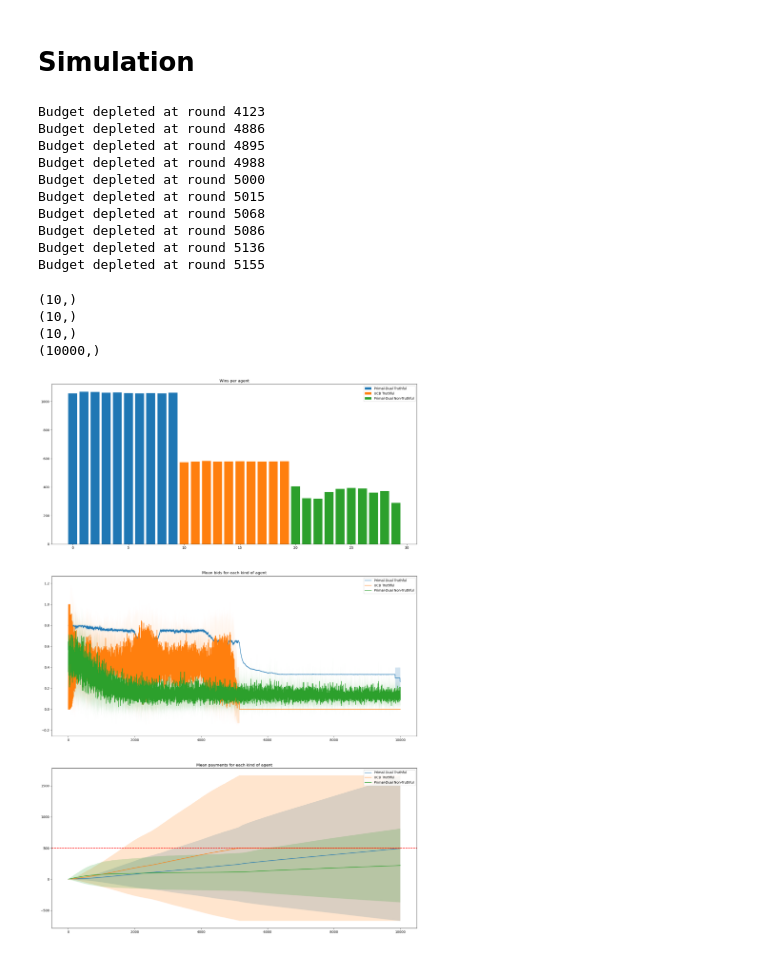
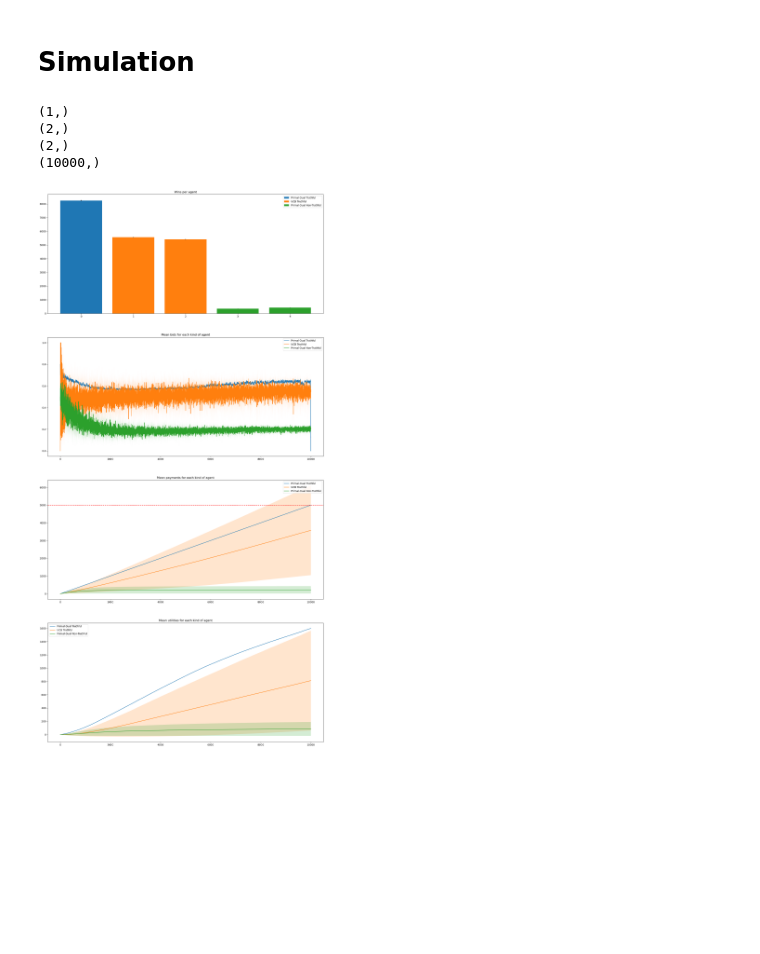
Before and after one commit to giulio8/OLA_project, a Jupyter notebook: Competition.ipynb, the cells around one changed output. Saved outputs shown, nothing was run; the diff lists cells and outputs as text; code cells hidden in the pictures; blank space fills up the shorter version.

```diff
--- a/Competition.ipynb
+++ b/Competition.ipynb
@@ -258,7 +258,7 @@ def run_simulation(n_trials, auctions, n_users, n_arms, budget, lambdas, prices,
 
     '''compute regret for non-truthful auctions?'''
 
-  fig, axs = plt.subplots(nrows=3, ncols=1, figsize=(20,30))
+  fig, axs = plt.subplots(nrows=4, ncols=1, figsize=(20,40))
   axs = axs.flatten()
   mean_wins_pd_truthful_agents = np.mean(total_wins_per_trial[:n_pd_truthful_agents, :], axis=1)
   mean_wins_ucb_truthful_agents = np.mean(total_wins_per_trial[n_pd_truthful_agents:n_pd_truthful_agents+n_ucb_truthful_agents, :], axis=1)
@@ -308,6 +308,22 @@ def run_simulation(n_trials, auctions, n_users, n_arms, budget, lambdas, prices,
   axs[2].legend()
   axs[2].axhline(y=budget, color='r', linestyle='--')
   axs[2].set_title('Mean payments for each kind of agent')
+
+
+  mean_utilities_pd_truthful_agents = np.mean(utilities[:n_pd_truthful_agents, :, :], axis=0)
+  mean_utilities_ucb_truthful_agents = np.mean(utilities[n_pd_truthful_agents:n_pd_truthful_agents+n_ucb_truthful_agents, :, :], axis=0)
+  mean_utilities_pd_non_truthful_agents = np.mean(utilities[n_pd_truthful_agents+n_ucb_truthful_agents:, :, :], axis=0)
+  sd_utilities_pd_truthful_agents = np.std(utilities[:n_pd_truthful_agents, :, :], axis=0)
+  sd_utilities_ucb_truthful_agents = np.std(utilities[n_pd_truthful_agents:n_pd_truthful_agents+n_ucb_truthful_agents, :, :], axis=0)
+  sd_utilities_pd_non_truthful_agents = np.std(utilities[n_pd_truthful_agents+n_ucb_truthful_agents:, :, :], axis=0)
+  axs[3].plot(np.arange(auctions), np.cumsum(np.mean(mean_utilities_pd_truthful_agents, axis=0)), label='Primal-Dual Truthful')
+  axs[3].plot(np.arange(auctions), np.cumsum(np.mean(mean_utilities_ucb_truthful_agents, axis=0)), label='UCB Truthful')
+  axs[3].plot(np.arange(auctions), np.cumsum(np.mean(mean_utilities_pd_non_truthful_agents, axis=0)), label='Primal-Dual Non-Truthful')
+  axs[3].fill_between(np.arange(auctions), np.cumsum(np.mean(mean_utilities_pd_truthful_agents, axis=0))-np.cumsum(np.mean(sd_utilities_pd_truthful_agents, axis=0)), np.cumsum(np.mean(mean_utilities_pd_truthful_agents, axis=0))+np.cumsum(np.mean(sd_utilities_pd_truthful_agents, axis=0)), alpha=0.2)
+  axs[3].fill_between(np.arange(auctions), np.cumsum(np.mean(mean_utilities_ucb_truthful_agents, axis=0))-np.cumsum(np.mean(sd_utilities_ucb_truthful_agents, axis=0)), np.cumsum(np.mean(mean_utilities_ucb_truthful_agents, axis=0))+np.cumsum(np.mean(sd_utilities_ucb_truthful_agents, axis=0)), alpha=0.2)
+  axs[3].fill_between(np.arange(auctions), np.cumsum(np.mean(mean_utilities_pd_non_truthful_agents, axis=0))-np.cumsum(np.mean(sd_utilities_pd_non_truthful_agents, axis=0)), np.cumsum(np.mean(mean_utilities_pd_non_truthful_agents, axis=0))+np.cumsum(np.mean(sd_utilities_pd_non_truthful_agents, axis=0)), alpha=0.2)
+  axs[3].legend()
+  axs[3].set_title('Mean utilities for each kind of agent')
   return payments, bids, utilities, total_wins_per_trial
 # %%
 import importlib
@@ -318,53 +334,43 @@ NUMBER_OF_SLOTS = 2
 lambda_fun_param = lambda s: 1/(s+(0.3))       # probability of the ad being seen given the position s ->  0.5 for first position, 0.33 for second, 0.25 for third, etc...
 LAMBDAS = np.array([lambda_fun_param(i) for i in range(1, NUMBER_OF_SLOTS+1)])    # array of lambda values (for each slot)
 
 ITERATIONS = 500#config.ITERATIONS
 AUCTIONS = 10000 # config.AUCTIONS
 N_USERS = config.N_USERS
 NUMBER_OF_ARMS = 100 #config.NUMBER_OF_ARMS    # needed for the UCB algorithm
 PRICES = config.PRICES    # actual arms of the ucb algorithm
-BUDGET = 500 #config.BUDGET
+BUDGET = 5000 #config.BUDGET
 LAMBDAS = np.flip(LAMBDAS)
-N_TRIALS = 1
+N_TRIALS = 10
 
 my_valuation = 0.6      # randomly chosen
 cost = 0.2              # constant (for our purposes) cost of production
 
-N_PD_TRUTHFUL_AGENTS=10
-N_UCB_TRUTHFUL_AGENTS = 10
-N_PD_NON_TRUTHFUL_AGENTS=10
+N_PD_TRUTHFUL_AGENTS=1
+N_UCB_TRUTHFUL_AGENTS = 2
+N_PD_NON_TRUTHFUL_AGENTS=2
 
 
 payments, bids, utilities, total_wins_per_trial = run_simulation(n_trials = N_TRIALS,
                auctions = AUCTIONS,
                n_users = N_USERS,
                n_arms = NUMBER_OF_ARMS,
                budget = BUDGET,
                lambdas = LAMBDAS,
                prices = PRICES,
                valuation = 0.8,
                bidding_env=FirstPriceAuction,
                eta = 0.1,
                n_pd_truthful_agents=N_PD_TRUTHFUL_AGENTS,
                n_ucb_truthful_agents=N_UCB_TRUTHFUL_AGENTS,
                n_pd_non_truthful_agents=N_PD_NON_TRUTHFUL_AGENTS,
                )
 # %% [output]
-Budget depleted at round 4123
-Budget depleted at round 4886
-Budget depleted at round 4895
-Budget depleted at round 4988
-Budget depleted at round 5000
-Budget depleted at round 5015
-Budget depleted at round 5068
-Budget depleted at round 5086
-Budget depleted at round 5136
-Budget depleted at round 5155
+(1,)
+(2,)
+(2,)
+(10000,)
-(10,)
-(10,)
-(10,)
-(10000,)
-[figure, old version]
+[figure, new version]
 # %%
 plt.figure(figsize=(10, 6))
 plt.imshow(total_wins_per_trial, cmap='Blues', aspect='auto')
```
Also changed, not shown: parts of 1 cell of this notebook, 1 other file.
